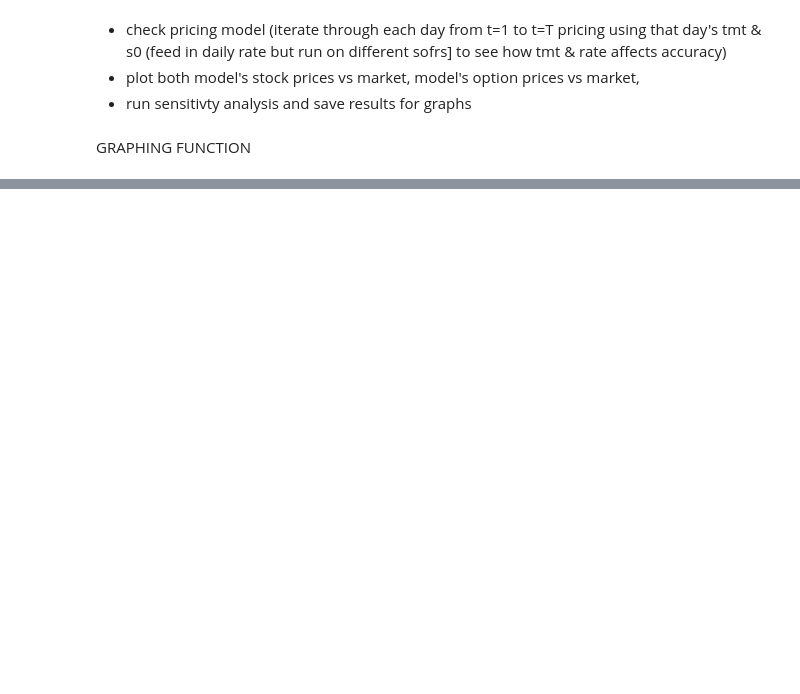
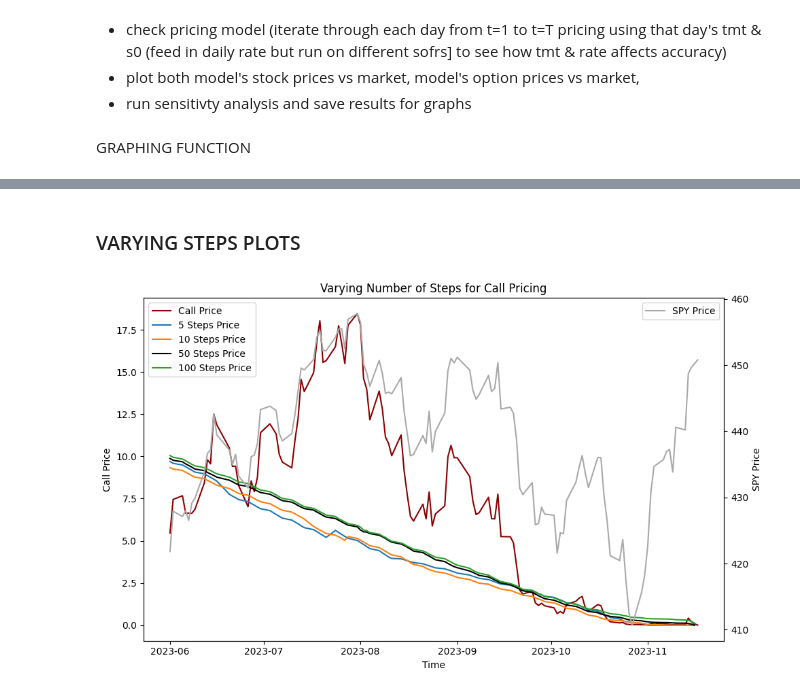
Before and after one commit to drewcarranti/binom_opt_pricing, a Jupyter notebook: pricing/opt_pricing.ipynb, the cells around one changed output, grey strips where cells are left out. Cells and saved outputs as stored; diff of their text form; code cells hidden in the pictures; blank space fills up the shorter version.

```diff
--- a/pricing/opt_pricing.ipynb
+++ b/pricing/opt_pricing.ipynb
@@ -526,0 +615,28 @@ def plot_xy(x, y, title, x_label, y_label, legend_label=None):
+# %% [markdown]
+### VARYING STEPS PLOTS
+# %%
+fig, ax1 = plt.subplots(figsize=(10, 6))
+
+color = 'tab:red'
+ax1.set_xlabel('Time')
+ax1.set_ylabel('Call Price', color='black')
+ax1.plot(call['call'], color='darkred', label='Call Price')
+ax1.plot(call['5price'], label='5 Steps Price')
+ax1.plot(call['10price'], label='10 Steps Price')
+ax1.plot(call['50price'], color='black', label='50 Steps Price')
+ax1.plot(call['100price'], label='100 Steps Price')
+
+ax1.tick_params(axis='y', labelcolor='black')
+ax1.legend(loc='upper left')
+
+ax2 = ax1.twinx()
+ax2.set_ylabel('SPY Price', color='black')
+ax2.plot(call['spy'], color='darkgray', label='SPY Price')
+ax2.tick_params(axis='y', labelcolor='black')
+ax2.legend(loc='upper right')
+
+plt.title('Varying Number of Steps for Call Pricing')
+fig.tight_layout()
+plt.show()
+# %% [output]
+[figure, added]
```
Also changed, not shown: parts of 24 cells of this notebook, 2 other files.
